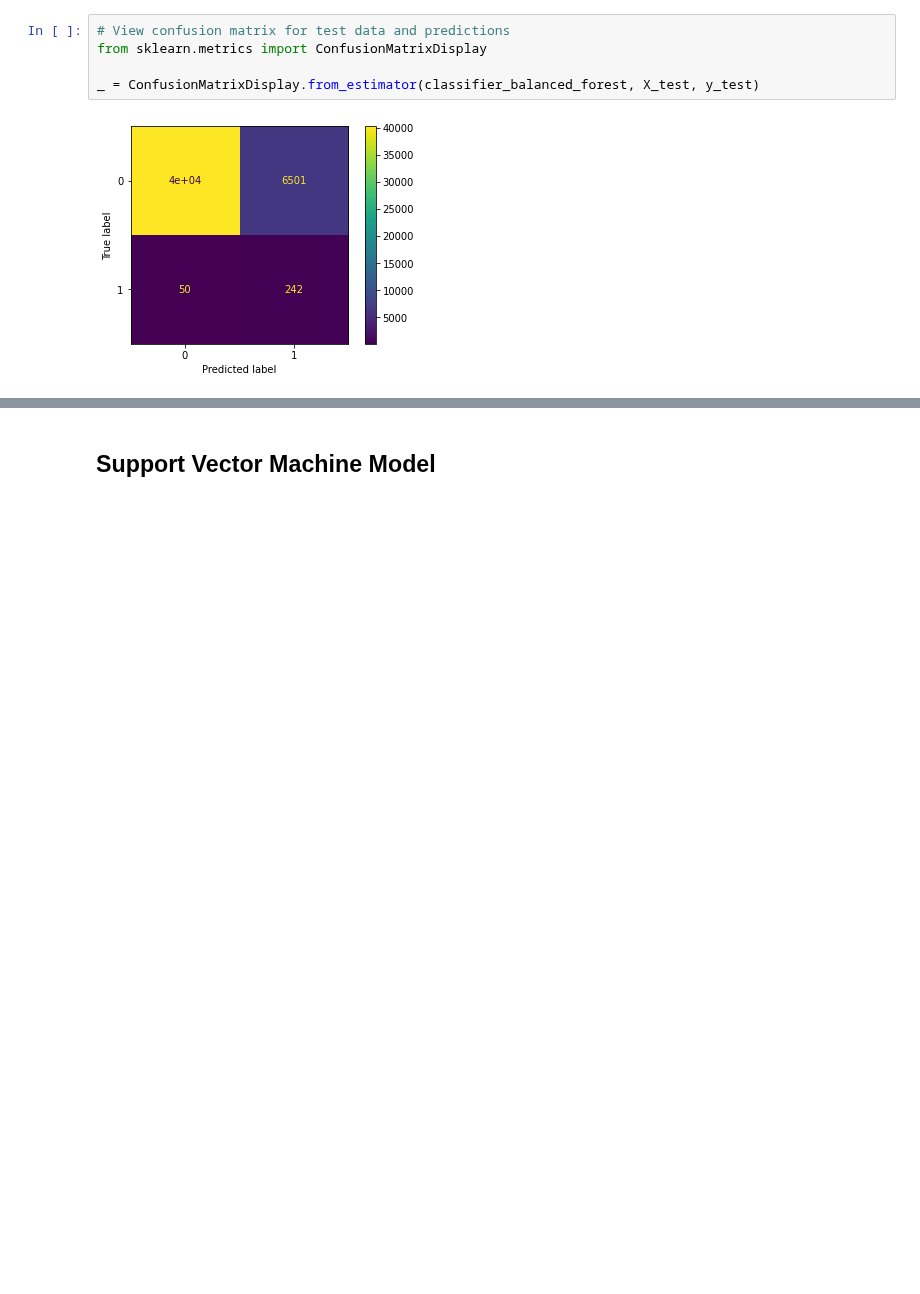
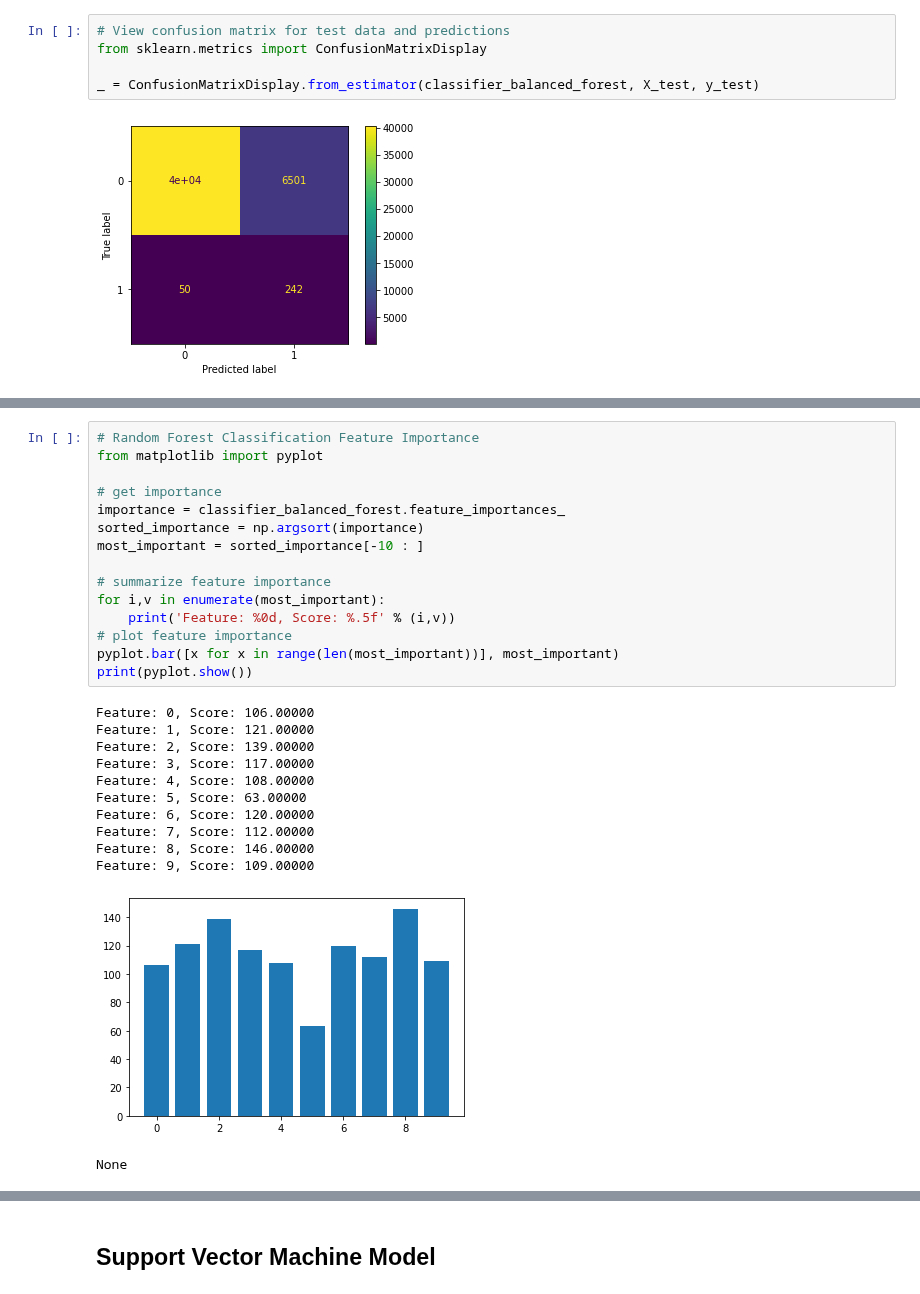
Before and after one commit to Alvaroguijarro97/ML_Group_Project, a Jupyter notebook: Dataframes_combined.ipynb, the cells around one changed output, grey strips where cells are left out. Cells and saved outputs as stored; diff of their text form; blank space fills up the shorter version.

Commit message:
Feature importance

```diff
--- a/Dataframes_combined.ipynb
+++ b/Dataframes_combined.ipynb
@@ -602,0 +649,28 @@ _ = ConfusionMatrixDisplay.from_estimator(classifier_balanced_forest, X_test, y_
+# %%
+# Random Forest Classification Feature Importance
+from matplotlib import pyplot
+
+# get importance
+importance = classifier_balanced_forest.feature_importances_
+sorted_importance = np.argsort(importance)
+most_important = sorted_importance[-10 : ]
+
+# summarize feature importance
+for i,v in enumerate(most_important):
+	print('Feature: %0d, Score: %.5f' % (i,v))
+# plot feature importance
+pyplot.bar([x for x in range(len(most_important))], most_important)
+print(pyplot.show())
+# %% [output]
+Feature: 0, Score: 106.00000
+Feature: 1, Score: 121.00000
+Feature: 2, Score: 139.00000
+Feature: 3, Score: 117.00000
+Feature: 4, Score: 108.00000
+Feature: 5, Score: 63.00000
+Feature: 6, Score: 120.00000
+Feature: 7, Score: 112.00000
+Feature: 8, Score: 146.00000
+Feature: 9, Score: 109.00000
+[figure, added]
+None
```
Also changed, not shown: parts of 5 cells of this notebook.
